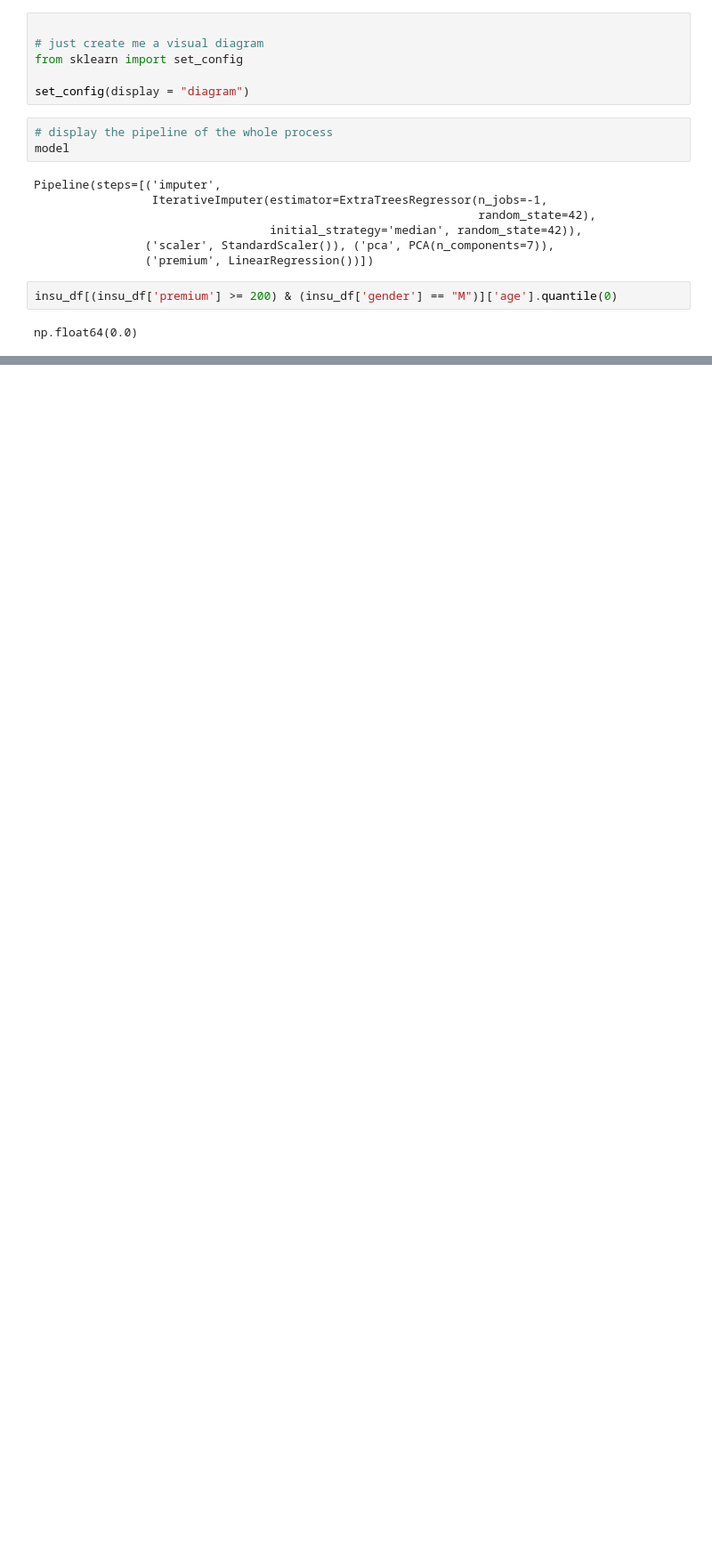
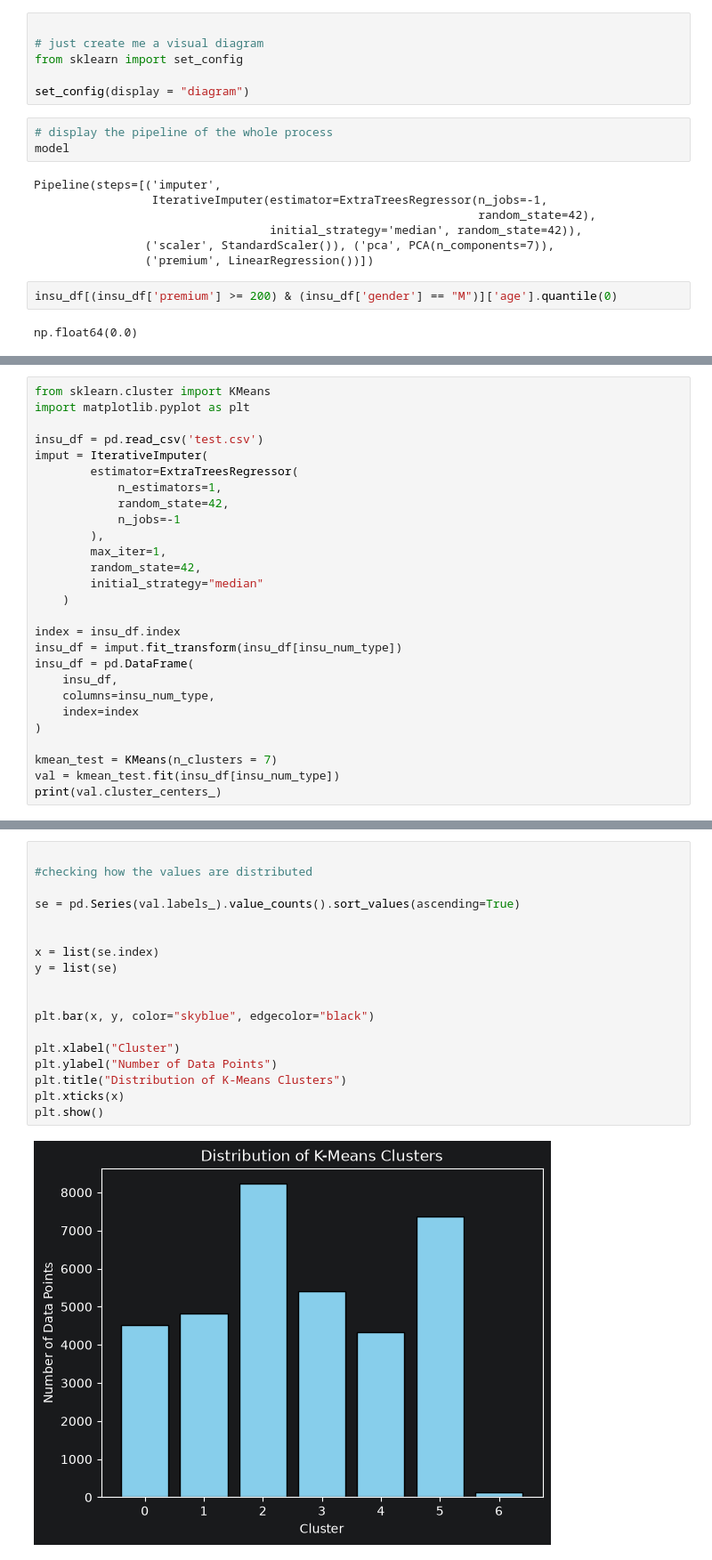
Before and after one commit to Affan279/Customer-Churn-Prediction, a Jupyter notebook: notebooks/03_feature_engineering.ipynb, the cells around one changed output, grey strips where cells are left out. Shown at 89% size. Drawn from its saved outputs; the diff is of its cells as text; blank space fills up the shorter version.

```diff
--- a/notebooks/03_feature_engineering.ipynb
+++ b/notebooks/03_feature_engineering.ipynb
@@ -239,0 +321,27 @@ np.float64(0.0)
+# %%
+from sklearn.cluster import KMeans
+import matplotlib.pyplot as plt
+
+insu_df = pd.read_csv('test.csv')
+imput = IterativeImputer(
+        estimator=ExtraTreesRegressor(
+            n_estimators=1,
+            random_state=42,
+            n_jobs=-1
+        ),
+        max_iter=1,
+        random_state=42,
+        initial_strategy="median"
+    )
+
+index = insu_df.index
+insu_df = imput.fit_transform(insu_df[insu_num_type])
+insu_df = pd.DataFrame(
+    insu_df,
+    columns=insu_num_type,
+    index=index
+)
+
+kmean_test = KMeans(n_clusters = 7)
+val = kmean_test.fit(insu_df[insu_num_type])
+print(val.cluster_centers_)
@@ -239,0 +372,20 @@ np.float64(0.0)
+# %%
+
+#checking how the values are distributed
+
+se = pd.Series(val.labels_).value_counts().sort_values(ascending=True)
+
+
+x = list(se.index)
+y = list(se)
+
+
+plt.bar(x, y, color="skyblue", edgecolor="black")
+
+plt.xlabel("Cluster")
+plt.ylabel("Number of Data Points")
+plt.title("Distribution of K-Means Clusters")
+plt.xticks(x)
+plt.show()
+# %% [output]
+[figure, added]
```
Also changed, not shown: parts of 9 cells of this notebook.
